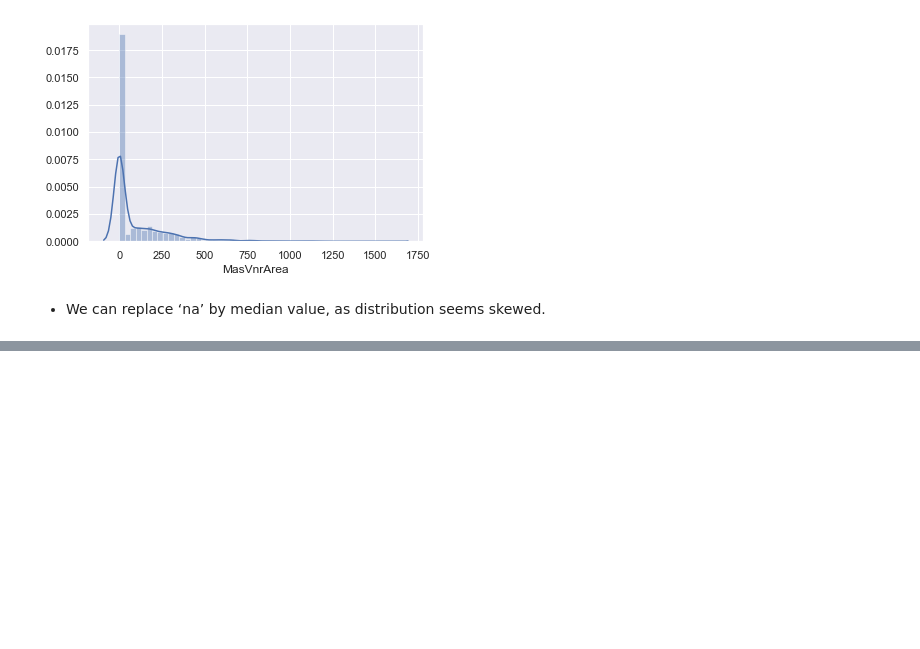
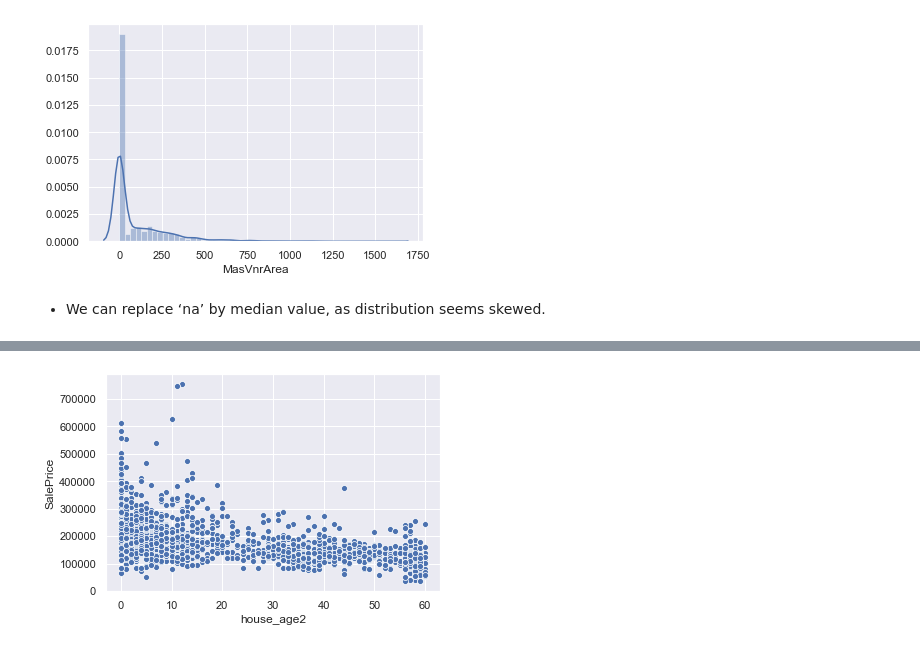
Before and after one commit to biswajitkumarsingh17/Houseprice_prediction_using_ridge_and_lasso, a Jupyter notebook: Houseprice_prediction_using_ridge_and_lasso.ipynb, the cells around one changed output, grey strips where cells are left out. Drawn from its saved outputs; the diff is of its cells as text; code cells hidden in the pictures; blank space fills up the shorter version.

```diff
--- a/Houseprice_prediction_using_ridge_and_lasso.ipynb
+++ b/Houseprice_prediction_using_ridge_and_lasso.ipynb
@@ -513,0 +661,6 @@ df.MasVnrArea.replace(np.nan,df.MasVnrArea.median(),inplace=True)
+# %%
+df['house_age2']=df.YrSold-df.YearRemodAdd
+sns.scatterplot(df.house_age2,df.SalePrice)
+plt.show()
+# %% [output]
+[figure, added]
```
Also changed, not shown: parts of 125 cells of this notebook.
